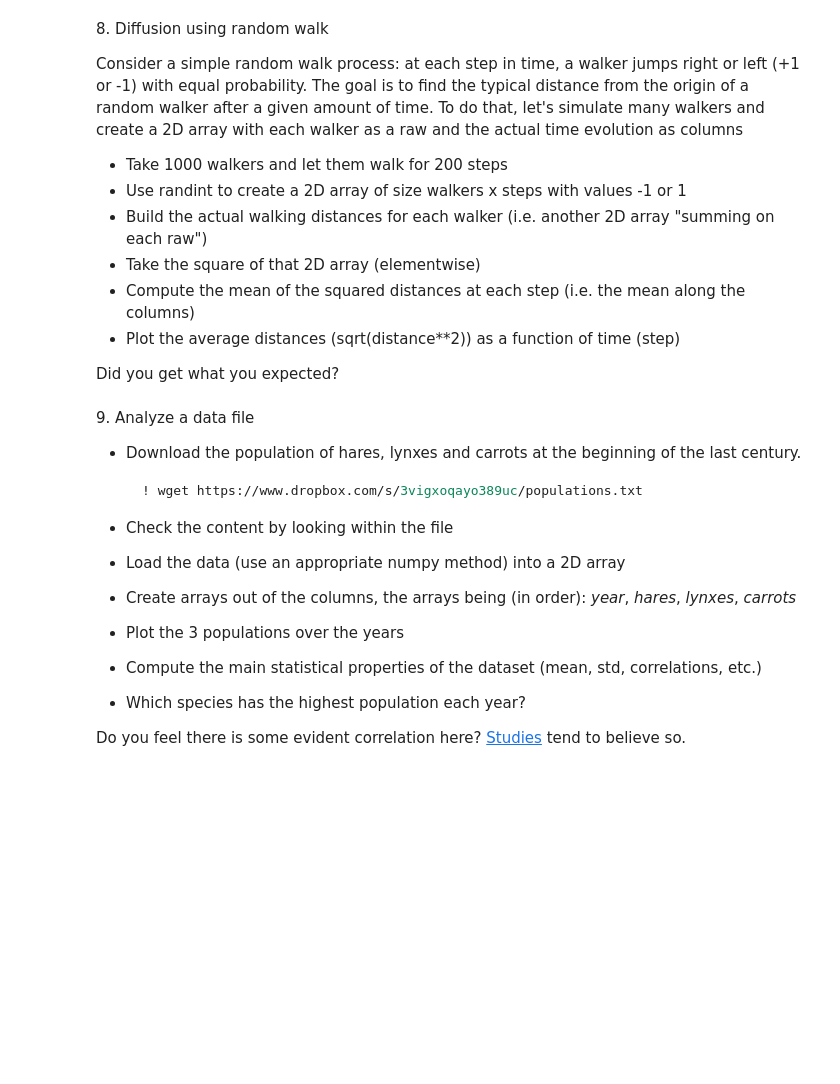
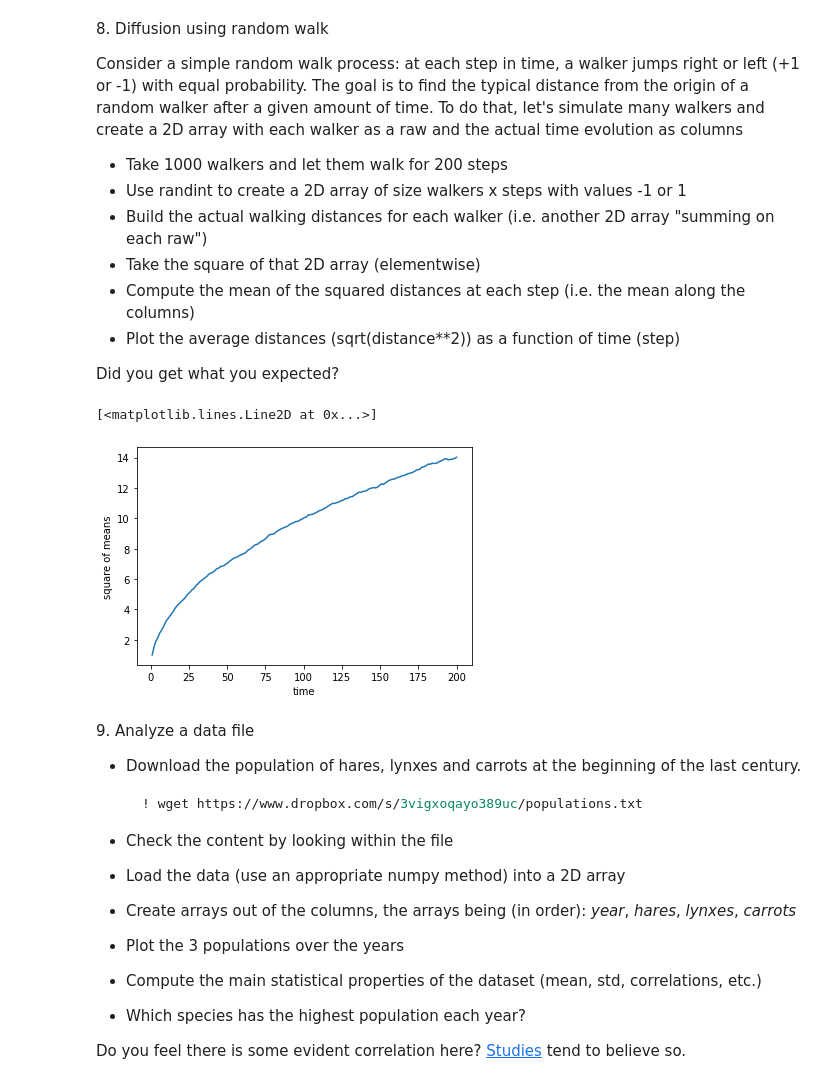
Before and after one commit to PhysicsOfData/LaboratoryOfComputationalPhysics_Y4, a Jupyter notebook: 03ex_Numpy.ipynb, the cells around one changed output. Drawn from its saved outputs; the diff is of its cells as text; code cells hidden in the pictures; blank space fills up the shorter version.

```diff
--- a/03ex_Numpy.ipynb
+++ b/03ex_Numpy.ipynb
@@ -268,6 +268,32 @@ To do that, let's simulate many walkers and create a 2D array with each walker a
   * Plot the average distances (sqrt(distance\*\*2)) as a function of time (step)
 
 Did you get what you expected?
+# %%
+import matplotlib.pyplot as plt
+walk = np.random.randint(0,2,200*1000).reshape(1000,200)
+walk[walk==0]=-1
+
+for a in range(1,200):
+    walk[:,a]=walk[:,a-1]+walk[:,a]
+
+walk=walk**2
+
+m = np.zeros(200)
+for a in range(200):
+    m[a]=(walk[:,a].mean())
+
+
+
+
+#print(m)
+
+time=np.arange(1,201)
+plt.xlabel("time")
+plt.ylabel("square of means")
+plt.plot(time,np.sqrt(m))
+# %% [output]
+[<matplotlib.lines.Line2D at 0x...>]
+[figure, added]
 # %% [markdown]
 9\. Analyze a data file
   * Download the population of hares, lynxes and carrots at the beginning of the last century.
```
Also changed, not shown: parts of 1 cell of this notebook, 9 other files.
